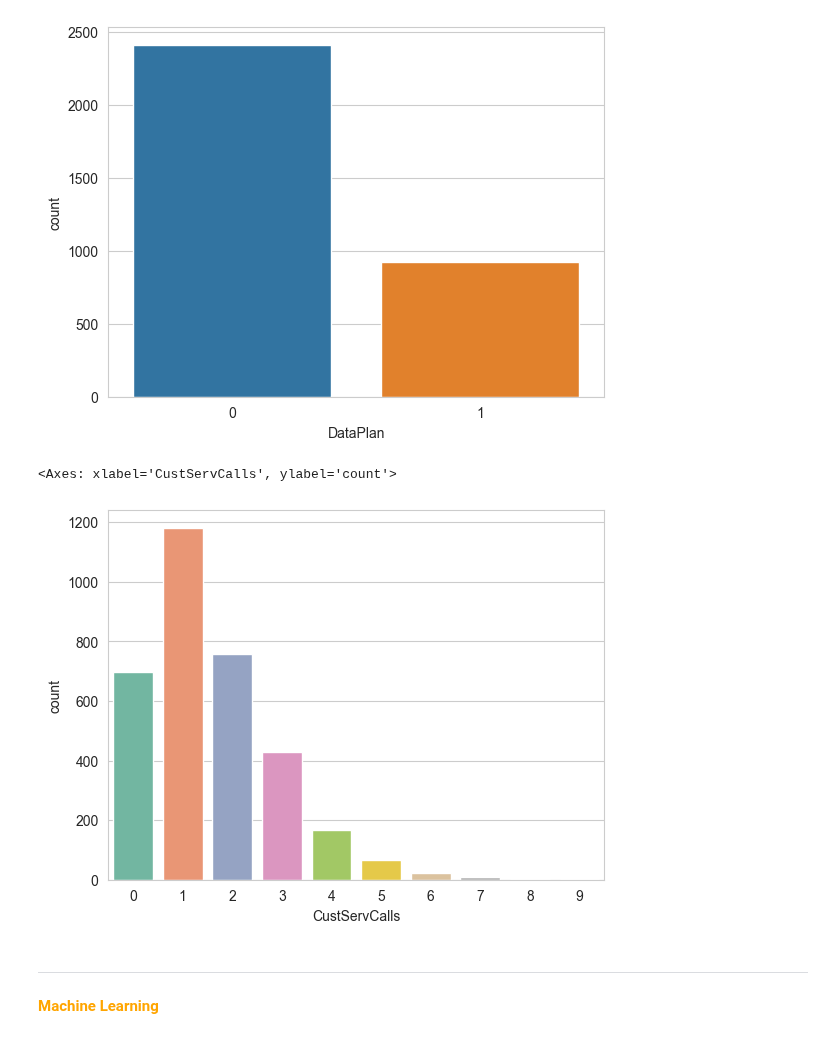
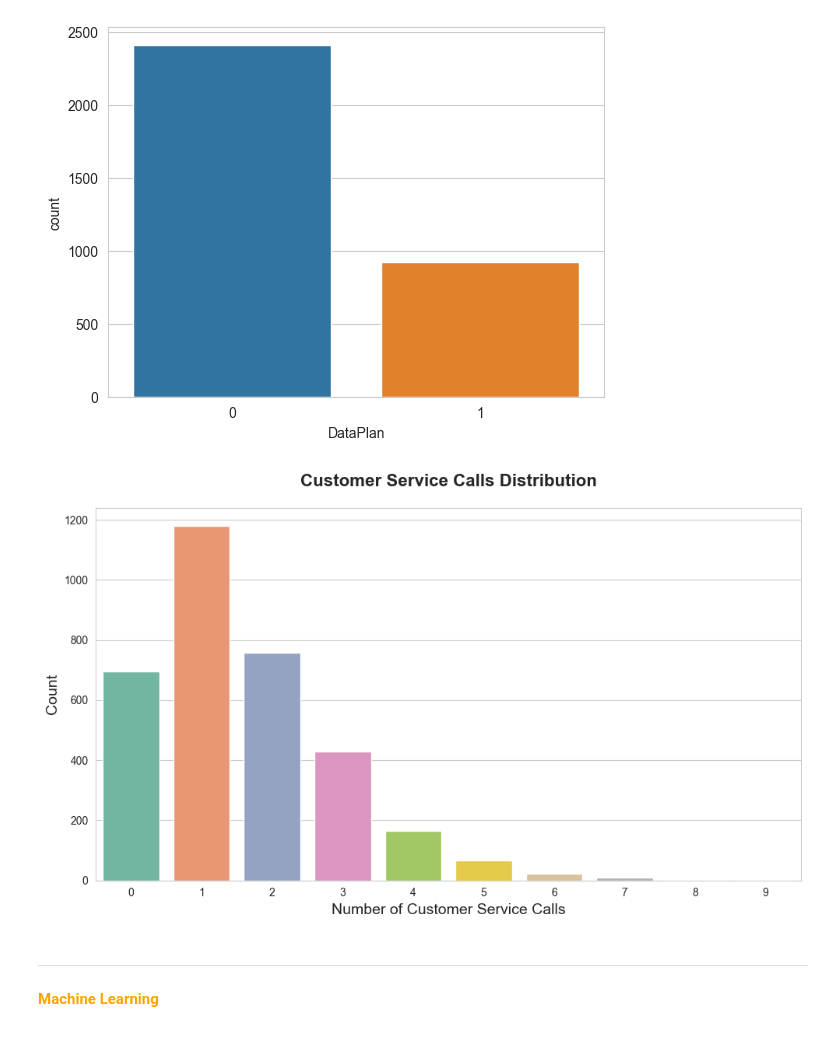
Before and after one commit to SajjadKhanYousafzai/DEP, a Jupyter notebook: Predicting Customer Churn/customer_churn.ipynb, the cells around one changed output. Cells and saved outputs as stored; diff of their text form; code cells hidden in the pictures.

```diff
--- a/Predicting Customer Churn/customer_churn.ipynb
+++ b/Predicting Customer Churn/customer_churn.ipynb
@@ -154,11 +154,23 @@ sns.countplot(data=df, x='DataPlan', palette=['#1f77b4', '#ff7f0e', '#2ca02c', '
 # %% [output]
 <Axes: xlabel='DataPlan', ylabel='count'>
 [figure]
-# %%
-sns.countplot(df,x = 'CustServCalls',palette = 'Set2')
-# %% [output]
-<Axes: xlabel='CustServCalls', ylabel='count'>
-[figure, removed]
+# %%
+# Set a larger figure size
+plt.figure(figsize=(10, 6))
+
+# Create the countplot with a refined color palette
+sns.countplot(data=df, x='CustServCalls', palette='Set2')
+
+# Add a title and labels with minimal styling
+plt.title('Customer Service Calls Distribution', fontsize=16, fontweight='bold', pad=20)
+plt.xlabel('Number of Customer Service Calls', fontsize=14)
+plt.ylabel('Count', fontsize=14)
+
+# Display the plot
+plt.tight_layout()
+plt.show()
+# %% [output]
+[figure, added]
 # %% [markdown]
 ---
 <p><span style="color: orange; font-size: 350%; font-weight: bold;">Machine Learning</span></p>
```
